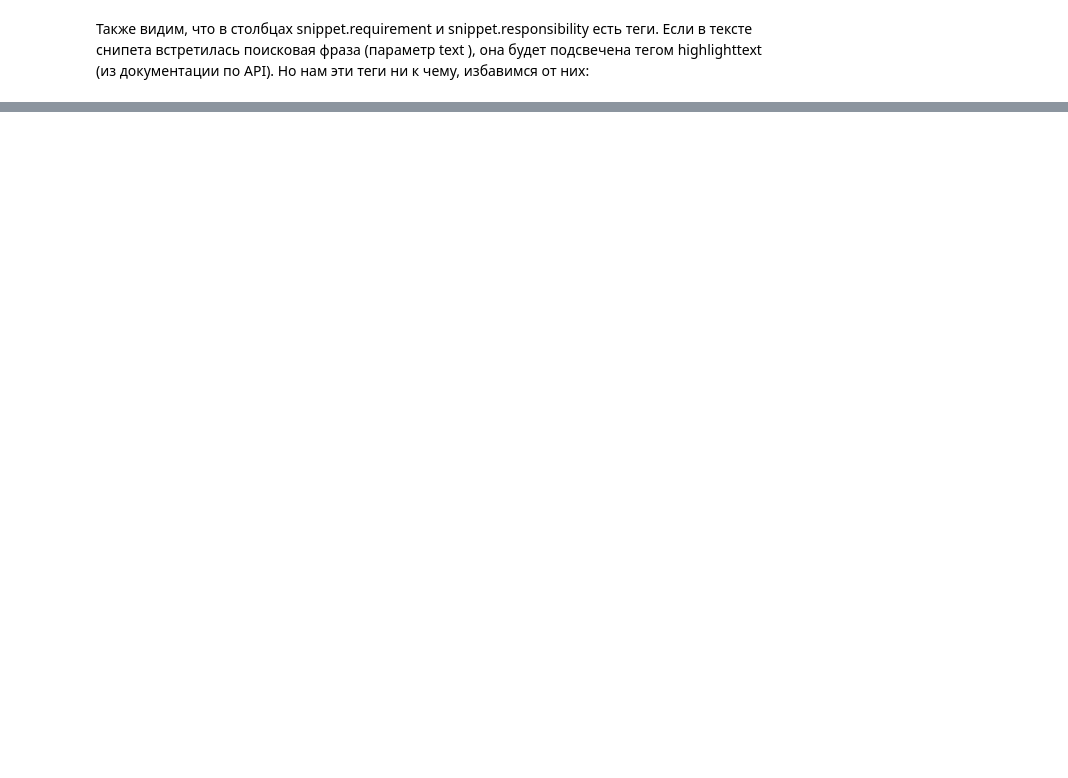
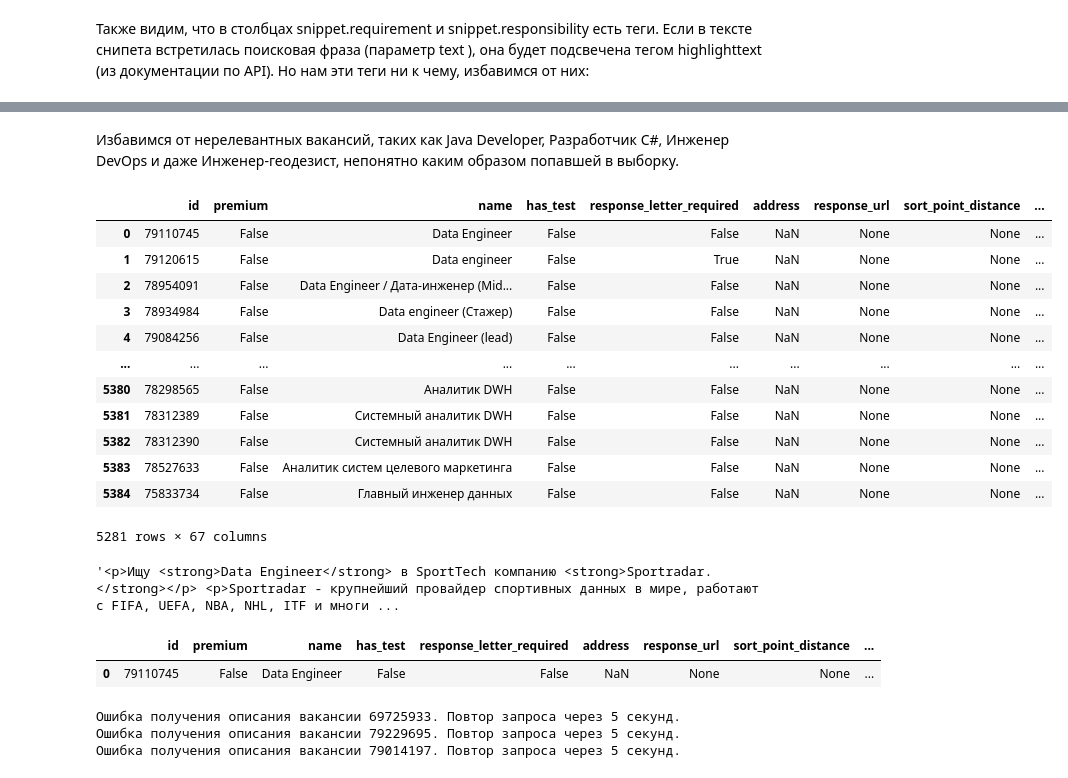
Before and after one commit to maima1810/hh_project, a Jupyter notebook: hh_project/hh_project.ipynb, the cells around one changed output, grey strips where cells are left out. Cells and saved outputs as stored; diff of their text form; code cells hidden in the pictures; blank space fills up the shorter version.

```diff
--- a/hh_project/hh_project.ipynb
+++ b/hh_project/hh_project.ipynb
@@ -243,0 +360,2 @@ df = pd.DataFrame(dt, columns = [
+# %%
+pd.options.display.max_rows = 20
@@ -243,0 +366,5 @@ df = pd.DataFrame(dt, columns = [
+# %%
+# Посмотрим строки датафрейма, название вакансии которых содержат нехарактерные для DA, DE, DS слова
+
+mask = df['name'].str.contains('1С|УПЗ|Сухум')
+df.loc[mask, ['id', 'name', 'alternate_url', 'professional_roles_name', 'snippet.requirement', 'snippet.responsibility']]
@@ -243,0 +374,24 @@ df = pd.DataFrame(dt, columns = [
+# %% [markdown]
+Избавимся от нерелевантных вакансий, таких как Java Developer, Разработчик C#, Инженер DevOps и даже Инженер-геодезист, непонятно каким образом попавшей в выборку.
+# %%
+# Удаляем строки из датафрейма по маске
+df.drop(df.loc[mask].index, inplace=True)
+# %%
+# Переиндексируем даатфрейм
+df = df.reset_index(drop=True)
+# %%
+df
+# %% [output]
+|  | id | premium | name | has_test | response_letter_required | address | response_url | sort_point_distance | ... |
+| 0 | 79110745 | False | Data Engineer | False | False | NaN | None | None | ... |
+| 1 | 79120615 | False | Data engineer | False | True | NaN | None | None | ... |
+| 2 | 78954091 | False | Data Engineer / Дата-инженер (Mid... | False | False | NaN | None | None | ... |
+| 3 | 78934984 | False | Data engineer (Стажер) | False | False | NaN | None | None | ... |
+| 4 | 79084256 | False | Data Engineer (lead) | False | False | NaN | None | None | ... |
+| ... | ... | ... | ... | ... | ... | ... | ... | ... | ... |
+| 5380 | 78298565 | False | Аналитик DWH | False | False | NaN | None | None | ... |
+| 5381 | 78312389 | False | Системный аналитик DWH | False | False | NaN | None | None | ... |
+| 5382 | 78312390 | False | Системный аналитик DWH | False | False | NaN | None | None | ... |
+| 5383 | 78527633 | False | Аналитик систем целевого маркетинга | False | False | NaN | None | None | ... |
+| 5384 | 75833734 | False | Главный инженер данных | False | False | NaN | None | None | ... |
+5281 rows × 67 columns
@@ -243,0 +416,9 @@ df = pd.DataFrame(dt, columns = [
+# %%
+description
+# %% [output]
+'<p>Ищу <strong>Data Engineer</strong> в SportTech компанию <strong>Sportradar.</strong></p> <p>Sportradar - крупнейший провайдер спортивных данных в мире, работают с FIFA, UEFA, NBA, NHL, ITF и многи ...
+# %%
+df.loc[df['id'] == '79110745']
+# %% [output]
+|  | id | premium | name | has_test | response_letter_required | address | response_url | sort_point_distance | ... |
+| 0 | 79110745 | False | Data Engineer | False | False | NaN | None | None | ... |
@@ -243,0 +482,28 @@ df = pd.DataFrame(dt, columns = [
+# %%
+import time
+import requests
+import time
+
+def get_description(vacancy_id):
+    url = f'https://api.hh.ru/vacancies/{vacancy_id}'
+    headers = {'User-Agent': 'Mozilla/5.0'}
+    description = ""
+    while True:
+        try:
+            response = requests.get(url, headers=headers)
+            if response.ok:
+                data = response.json()
+                description = data['description']
+            break
+        except requests.exceptions.RequestException:
+            print(f"Ошибка получения описания вакансии {vacancy_id}. Повтор запроса через 5 секунд.")
+            time.sleep(5)
+            continue
+    return description
+
+# Применяем функцию для каждой вакансии в датафрейме и записываем результат в новый столбец
+df['description'] = df['id'].apply(get_description)
+# %% [output]
+Ошибка получения описания вакансии 69725933. Повтор запроса через 5 секунд.
+Ошибка получения описания вакансии 79229695. Повтор запроса через 5 секунд.
+Ошибка получения описания вакансии 79014197. Повтор запроса через 5 секунд.
```
Also changed, not shown: parts of 54 cells of this notebook.
